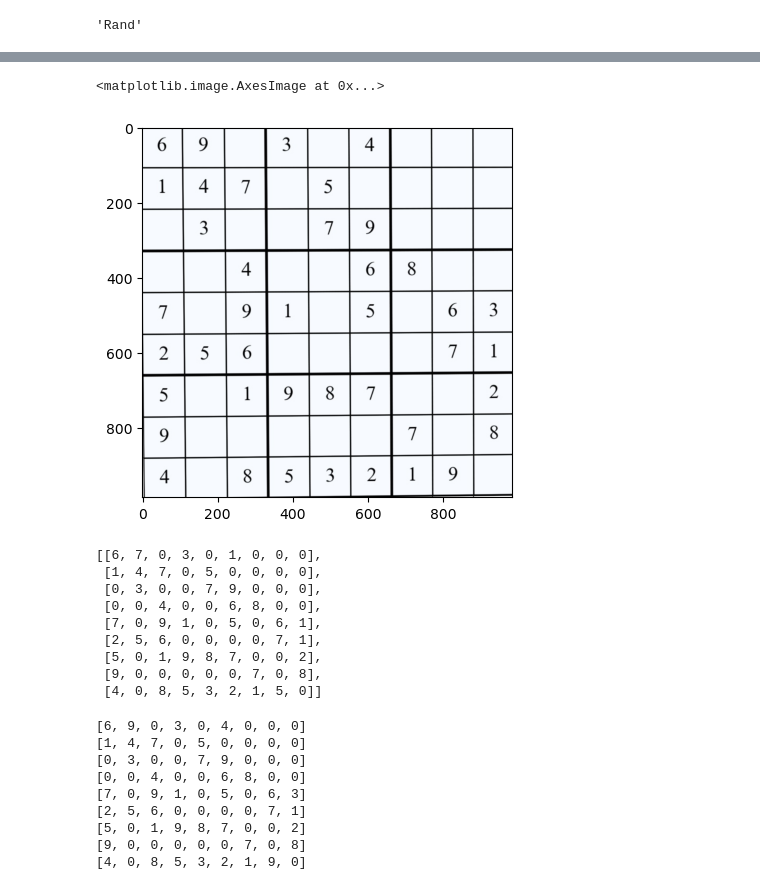
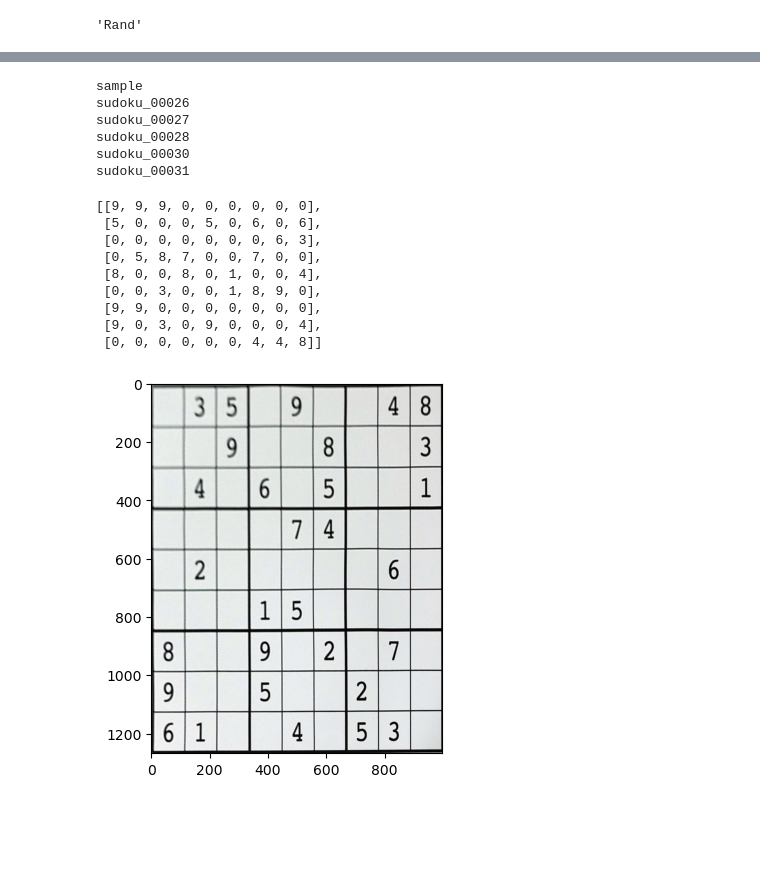
Before and after one commit to hakoshie/sudoku, a Jupyter notebook: train_test_np.ipynb, the cells around one changed output, grey strips where cells are left out. Drawn from its saved outputs; the diff is of its cells as text; code cells hidden in the pictures; blank space fills up the shorter version.

```diff
--- a/train_test_np.ipynb
+++ b/train_test_np.ipynb
@@ -190,42 +190,36 @@ rf_acc_test 88.72
-# %%
-import recog
-import recog_l2
-# cropped=recog.recognize(path="./data/level_1.jpg")
-clf_name="sudoku_029"
-dir_path = "./data/level1/"
-problems=recog_l2.recognize(path=f"./{dir_path}{clf_name}.jpg",clf=clf,scaler=scaler,n_close=1,n_open=1,mean_white_axis=0,erase_line=0)
-problem=problems[0]
-cropped=recog_l2.recognize(path=f"./{dir_path}{clf_name}.jpg",clf=clf,scaler=scaler,n_close=1,n_open=1,ret_img=1,mean_white_axis=0,erase_line=0)
-# plt.imshow(cropped, cmap='gray')
-plt.imshow(cropped)
-# %% [output]
-<matplotlib.image.AxesImage at 0x...>
-[figure, removed]
-# %%
-problem
-# %% [output]
-[[6, 7, 0, 3, 0, 1, 0, 0, 0],
- [1, 4, 7, 0, 5, 0, 0, 0, 0],
- [0, 3, 0, 0, 7, 9, 0, 0, 0],
- [0, 0, 4, 0, 0, 6, 8, 0, 0],
- [7, 0, 9, 1, 0, 5, 0, 6, 1],
- [2, 5, 6, 0, 0, 0, 0, 7, 1],
- [5, 0, 1, 9, 8, 7, 0, 0, 2],
- [9, 0, 0, 0, 0, 0, 7, 0, 8],
- [4, 0, 8, 5, 3, 2, 1, 5, 0]]
-# %%
-with open(f'./{dir_path}{clf_name}.txt', 'r') as f:
-    matrix_data = [[int(num) for num in line.split()] for line in f]
-for row in matrix_data:
-    print(row)
-# %% [output]
-[6, 9, 0, 3, 0, 4, 0, 0, 0]
-[1, 4, 7, 0, 5, 0, 0, 0, 0]
-[0, 3, 0, 0, 7, 9, 0, 0, 0]
-[0, 0, 4, 0, 0, 6, 8, 0, 0]
-[7, 0, 9, 1, 0, 5, 0, 6, 3]
-[2, 5, 6, 0, 0, 0, 0, 7, 1]
-[5, 0, 1, 9, 8, 7, 0, 0, 2]
-[9, 0, 0, 0, 0, 0, 7, 0, 8]
-[4, 0, 8, 5, 3, 2, 1, 9, 0]
+# %%
+import recog_l2
+# ディレクトリ内のファイルを取得する
+dir_path = "./data/level2/"
+files = os.listdir(dir_path)
+# jpgファイルのみを取得する
+jpg_files = [os.path.splitext(f)[0] for f in files if f.endswith('.jpg')]
+
+# ファイル名を表示する
+for f in jpg_files:
+    print(f)
+# jpg_files
+pixel=60
+file="sample"
+problem=recog_l2.recognize(path=f"./{dir_path}{file}.jpg",arc_epsilon=5e-2)
+img=recog_l2.recognize(path=f"./{dir_path}{file}.jpg",arc_epsilon=5e-2,ret_img=1,erase_line=0)
+plt.imshow(img)
+problem
+# %% [output]
+sample
+sudoku_00026
+sudoku_00027
+sudoku_00028
+sudoku_00030
+sudoku_00031
+[[9, 9, 9, 0, 0, 0, 0, 0, 0],
+ [5, 0, 0, 0, 5, 0, 6, 0, 6],
+ [0, 0, 0, 0, 0, 0, 0, 6, 3],
+ [0, 5, 8, 7, 0, 0, 7, 0, 0],
+ [8, 0, 0, 8, 0, 1, 0, 0, 4],
+ [0, 0, 3, 0, 0, 1, 8, 9, 0],
+ [9, 9, 0, 0, 0, 0, 0, 0, 0],
+ [9, 0, 3, 0, 9, 0, 0, 0, 4],
+ [0, 0, 0, 0, 0, 0, 4, 4, 8]]
+[figure, added]
 # %%
```
Also changed, not shown: parts of 5 cells of this notebook, 9 other files.
